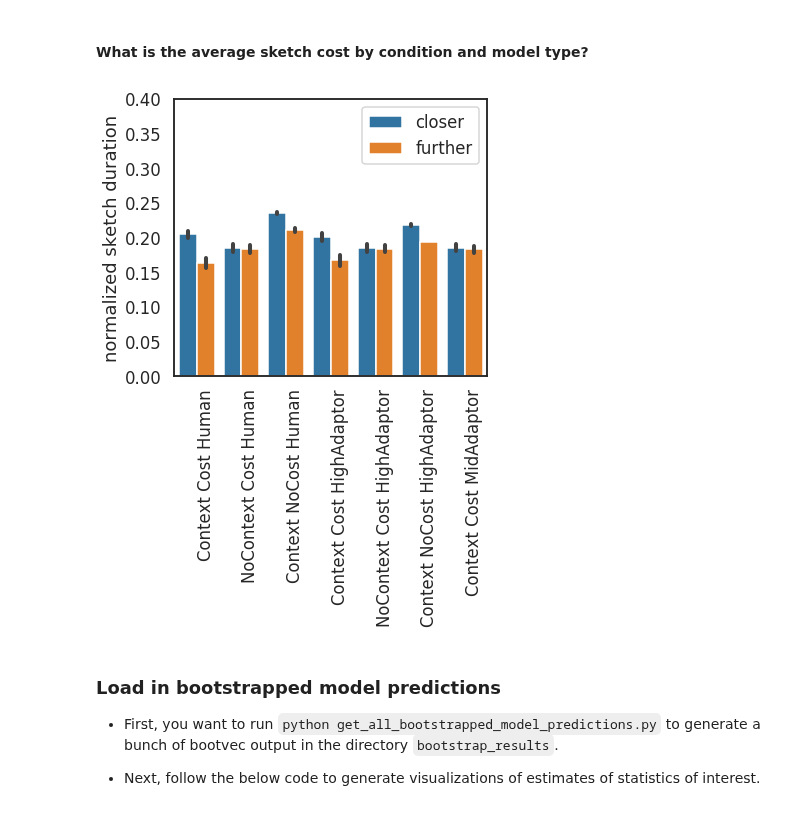
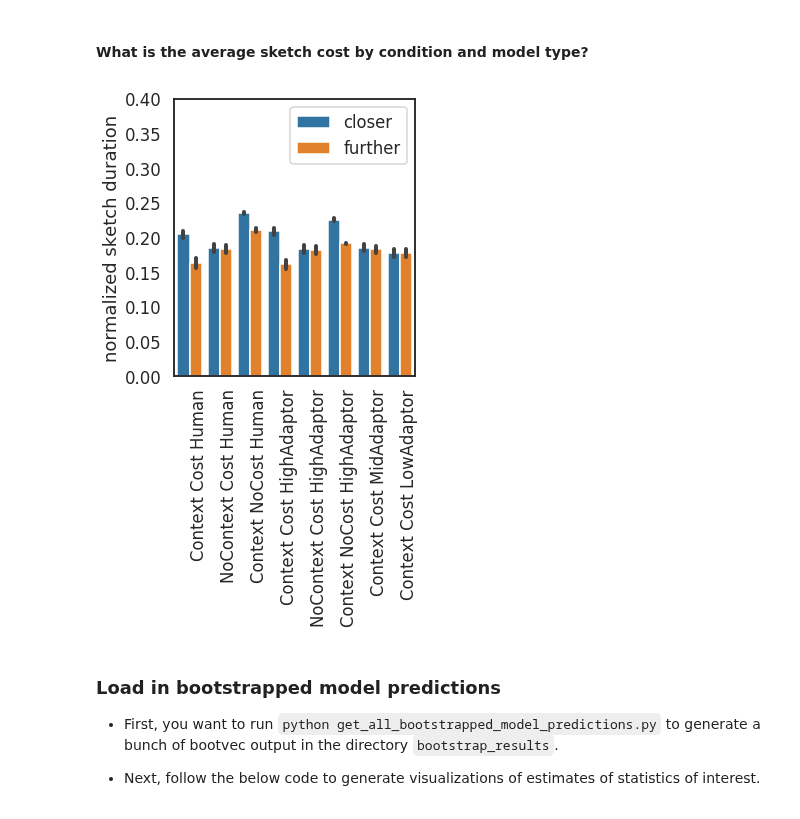
Before and after one commit to judithfan/visual_communication_in_context, a Jupyter notebook: analysis/model_comparison_2.ipynb, the cells around one changed output. Drawn from its saved outputs; the diff is of its cells as text; code cells hidden in the pictures.

Commit message:
add new figures, sync notebook

```diff
--- a/analysis/model_comparison_2.ipynb
+++ b/analysis/model_comparison_2.ipynb
@@ -229,29 +233,33 @@ split_type = 'balancedavg1'
 # %%
 import analysis_helpers as h
 reload(h)
-HU,H0U,H1U,MU,M0U,M1U,M2U = h.get_avg_cost_all_models(P, split_type=split_type)
+HU,H0U,H1U,MU,M0U,M1U,M2U,M3U = h.get_avg_cost_all_models(P, split_type=split_type)
 # %%
+saveout=True
 sns.set_context('talk')
-fig = plt.figure(figsize=(6,8))
+fig = plt.figure(figsize=(5,8))
 ax = fig.add_subplot(111)
-U = pd.concat([HU,H0U,H1U,MU,M0U,M1U,M2U],axis=0)
+U = pd.concat([HU,H0U,H1U,MU,M0U,M1U,M2U,M3U],axis=0)
 sns.barplot(data=U,
             x='adaptor',
             y='cost',
             hue='condition',
             ci='sd',
             order=['human_combined_cost','human_S0_cost','human_combined_nocost','multimodal_fc6_combined_cost',
-                   'multimodal_fc6_S0_cost','multimodal_fc6_combined_nocost','multimodal_conv42_combined_cost'])
+                   'multimodal_fc6_S0_cost','multimodal_fc6_combined_nocost','multimodal_conv42_combined_cost', \
+                   'multimodal_pool1_combined_cost'])
 plt.ylabel('normalized sketch duration')
 plt.ylim([0,0.4])
 xticklabels=['Context Cost Human','NoContext Cost Human','Context NoCost Human','Context Cost HighAdaptor',
-             'NoContext Cost HighAdaptor','Context NoCost HighAdaptor', 'Context Cost MidAdaptor']
+             'NoContext Cost HighAdaptor','Context NoCost HighAdaptor', 'Context Cost MidAdaptor', 'Context Cost LowAdaptor']
 plt.xlabel('')
 l = ax.set_xticklabels(xticklabels, rotation = 90, ha="left")
 plt.legend(bbox_to_anchor=(1., 1.))
 plt.tight_layout()
+if saveout:
+    plt.savefig('./plots/prop_congruent_all_models.pdf')
 # %% [output]
-[figure, old version]
+[figure, new version]
 # %% [markdown]
 ### Load in bootstrapped model predictions
 
```
Also changed, not shown: parts of 11 cells of this notebook, 6 other files.
